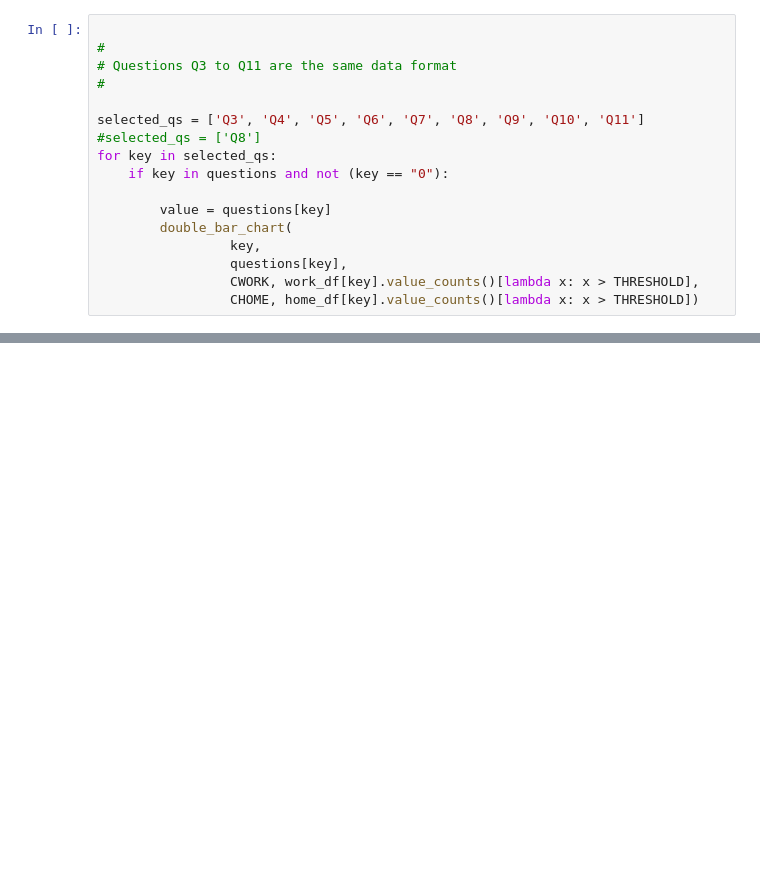
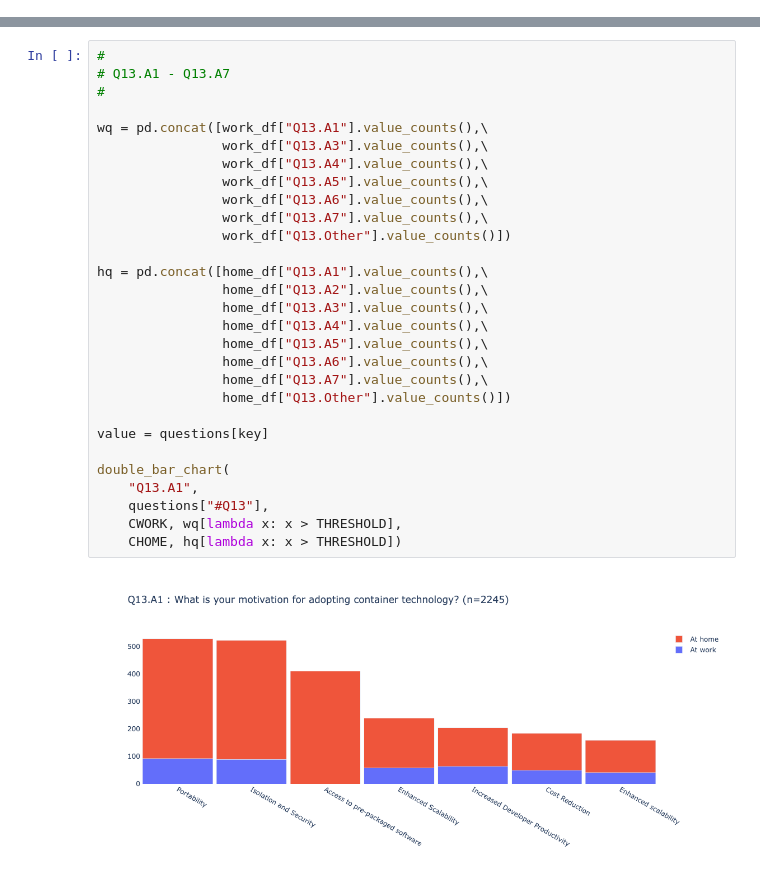
Before and after one commit to richsharples/tech-survey, a Jupyter notebook: survey2024.ipynb, the cells around one changed output, grey strips where cells are left out. Saved outputs shown, nothing was run; the diff lists cells and outputs as text; blank space fills up the shorter version.

Commit message:
Q15 onwards
More complex questions

```diff
--- a/survey2024.ipynb
+++ b/survey2024.ipynb
@@ -167,17 +201,0 @@ py.iplot(fig, filename="home-work")
-# %%
-
-#
-# Questions Q3 to Q11 are the same data format
-#
-
-selected_qs = ['Q3', 'Q4', 'Q5', 'Q6', 'Q7', 'Q8', 'Q9', 'Q10', 'Q11']
-#selected_qs = ['Q8']
-for key in selected_qs:
-    if key in questions and not (key == "0"):
-
-        value = questions[key]
-        double_bar_chart(
-                 key,
-                 questions[key],
-                 CWORK, work_df[key].value_counts()[lambda x: x > THRESHOLD],
-                 CHOME, home_df[key].value_counts()[lambda x: x > THRESHOLD])
@@ -194,0 +250,31 @@ Other answers with frequency greater than 4 : Hobbyist(9) Home user(7) Hobby(5)
+# %%
+#
+# Q13.A1 - Q13.A7
+#
+
+wq = pd.concat([work_df["Q13.A1"].value_counts(),\
+                work_df["Q13.A3"].value_counts(),\
+                work_df["Q13.A4"].value_counts(),\
+                work_df["Q13.A5"].value_counts(),\
+                work_df["Q13.A6"].value_counts(),\
+                work_df["Q13.A7"].value_counts(),\
+                work_df["Q13.Other"].value_counts()])
+
+hq = pd.concat([home_df["Q13.A1"].value_counts(),\
+                home_df["Q13.A2"].value_counts(),\
+                home_df["Q13.A3"].value_counts(),\
+                home_df["Q13.A4"].value_counts(),\
+                home_df["Q13.A5"].value_counts(),\
+                home_df["Q13.A6"].value_counts(),\
+                home_df["Q13.A7"].value_counts(),\
+                home_df["Q13.Other"].value_counts()])
+
+value = questions[key]
+
+double_bar_chart(
+    "Q13.A1",
+    questions["#Q13"],
+    CWORK, wq[lambda x: x > THRESHOLD],
+    CHOME, hq[lambda x: x > THRESHOLD])
+# %% [output]
+[figure, added]
```
Also changed, not shown: parts of 9 cells of this notebook, 1 other file.
